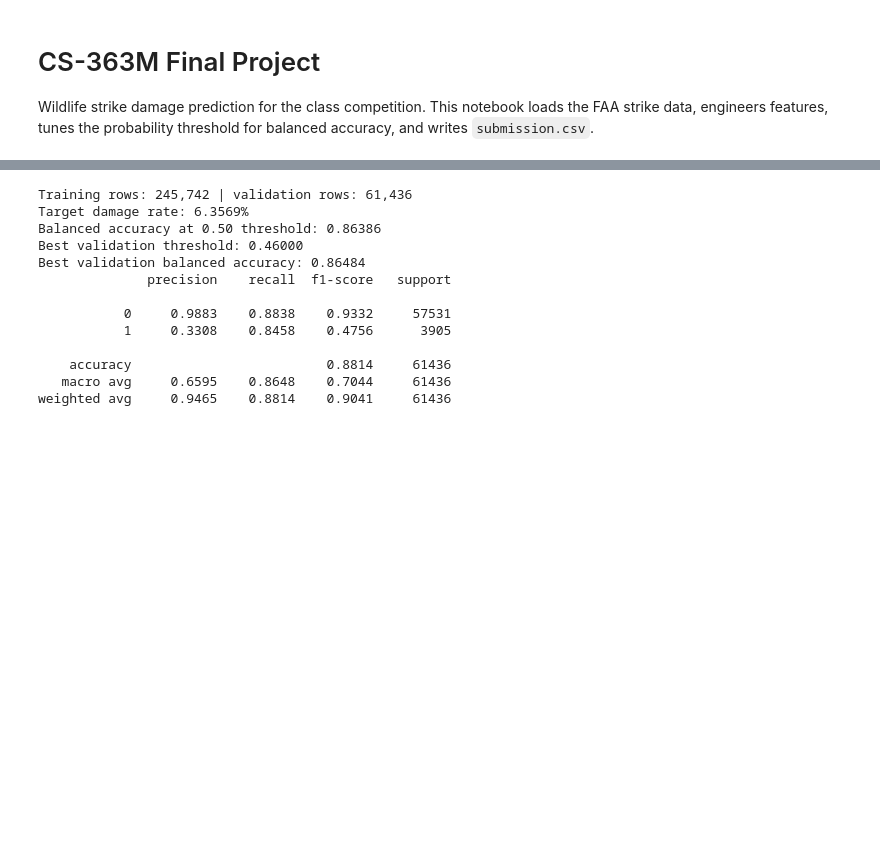
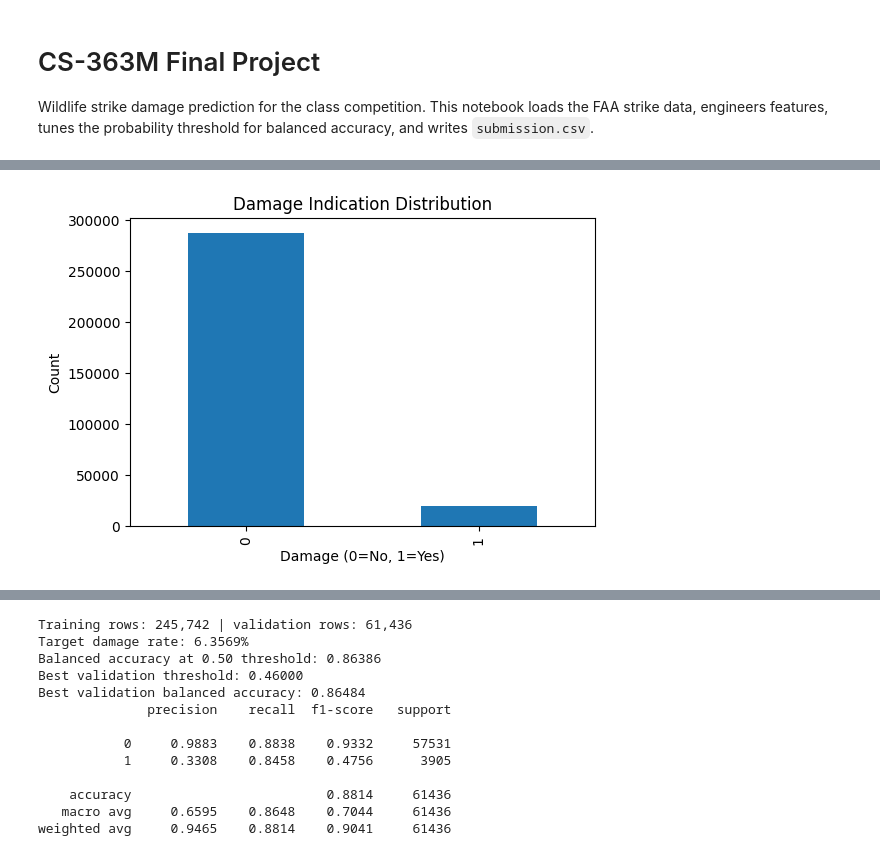
Before and after one commit to DerekTDo/CS-363M-Final-Project, a Jupyter notebook: CS-363M-Final.ipynb, the cells around one changed output, grey strips where cells are left out. Saved outputs shown, nothing was run; the diff lists cells and outputs as text; code cells hidden in the pictures; blank space fills up the shorter version.

```diff
--- a/CS-363M-Final.ipynb
+++ b/CS-363M-Final.ipynb
@@ -70,0 +69,99 @@ MODEL_CONFIGS = [
+# %%
+# Data Exploration and Visualization!!!!
+
+# Basic dataset info
+print("Train dataset shape:", train.shape)
+print("Test dataset shape:", test.shape)
+# Missing values
+# we have lots of missing values in columns, this is importnant!
+missing_train = train.isnull().sum()
+missing_train = missing_train[missing_train > 0].sort_values(ascending=False)
+print("\nMissing values in train (top 10):")
+print(missing_train.head(10))
+
+
+# Target variable distribution, this is important to understand the class balance!!!
+plt.figure(figsize=(6,4))
+train[TARGET].value_counts().plot(kind='bar')
+plt.title('Damage Indication Distribution')
+plt.xlabel('Damage (0=No, 1=Yes)')
+plt.ylabel('Count')
+plt.show()
+
+
+# Specific feature distributions that are useful in data exploration
+# Strikes by month, shows different birds in seasons
+if 'INCIDENT_MONTH' in train.columns:
+    plt.figure(figsize=(8,6))
+    train['INCIDENT_MONTH'].value_counts().sort_index().plot(kind='bar')
+    plt.title('Strikes by Month')
+    plt.xlabel('Month')
+    plt.ylabel('Number of Strikes')
+    plt.show()
+# Phase of flight, shows different risks at different phases of the flight
+if 'PHASE_OF_FLIGHT' in train.columns:
+    plt.figure(figsize=(10,6))
+    train['PHASE_OF_FLIGHT'].value_counts().plot(kind='bar')
+    plt.title('Strikes by Phase of Flight')
+    plt.xlabel('Phase')
+    plt.ylabel('Count')
+    plt.xticks(rotation=45)
+    plt.show()
+# Top species, shows bird species in accidents
+if 'SPECIES' in train.columns:
+    plt.figure(figsize=(12,6))
+    train['SPECIES'].value_counts().head(20).plot(kind='bar')
+    plt.title('Top 20 Bird Species Involved')
+    plt.xlabel('Species')
+    plt.ylabel('Count')
+    plt.xticks(rotation=90)
+    plt.show()
+# Aircraft types, shows diff models, BUT mostly for UNKNOWN data! data quality is possibly really bad (bruh!)
+if 'AIRCRAFT' in train.columns:
+    plt.figure(figsize=(12,6))
+    train['AIRCRAFT'].value_counts().head(20).plot(kind='bar')
+    plt.title('Top 20 Aircraft Models')
+    plt.xlabel('Aircraft Model')
+    plt.ylabel('Count')
+    plt.xticks(rotation=90)
+    plt.show()
+# Operators, once again, data quality is maybe bad :(
+if 'OPERATOR' in train.columns:
+    plt.figure(figsize=(12,6))
+    train['OPERATOR'].value_counts().head(20).plot(kind='bar')
+    plt.title('Top 20 Operators')
+    plt.xlabel('Operator')
+    plt.ylabel('Count')
+    plt.xticks(rotation=90)
+    plt.show()
+# Height distribution, shows average height for strikes!
+if 'HEIGHT' in train.columns:
+    height_data = train[train['HEIGHT'] > 0]['HEIGHT']
+    if not height_data.empty:
+        plt.figure(figsize=(8,6))
+        plt.hist(height_data, bins=50, alpha=0.7)
+        plt.title('Distribution of Strike Heights (feet above ground)')
+        plt.xlabel('Height (feet)')
+        plt.ylabel('Frequency')
+        plt.show()
+# Speed distribution, shows average speed for strikes
+if 'SPEED' in train.columns:
+    speed_data = train['SPEED'].dropna()
+    if not speed_data.empty:
+        plt.figure(figsize=(8,6))
+        plt.hist(speed_data, bins=50, alpha=0.7)
+        plt.title('Distribution of Aircraft Speed at Strike (knots)')
+        plt.xlabel('Speed (knots)')
+        plt.ylabel('Frequency')
+        plt.show()
+
+
+# Big correlation heatmap to see any visual correlations for numeraical features
+numerical_cols = train.select_dtypes(include=[np.number]).columns
+if len(numerical_cols) > 1:
+    corr_matrix = train[numerical_cols].corr()
+    plt.figure(figsize=(12,10))
+    sns.heatmap(corr_matrix, annot=False, cmap='coolwarm', center=0)
+    plt.title('Correlation Matrix of Numerical Features')
+    plt.show()
+# %% [output]
@@ -70,0 +183 @@ MODEL_CONFIGS = [
+[figure, added]
```
Also changed, not shown: parts of 17 cells of this notebook.
